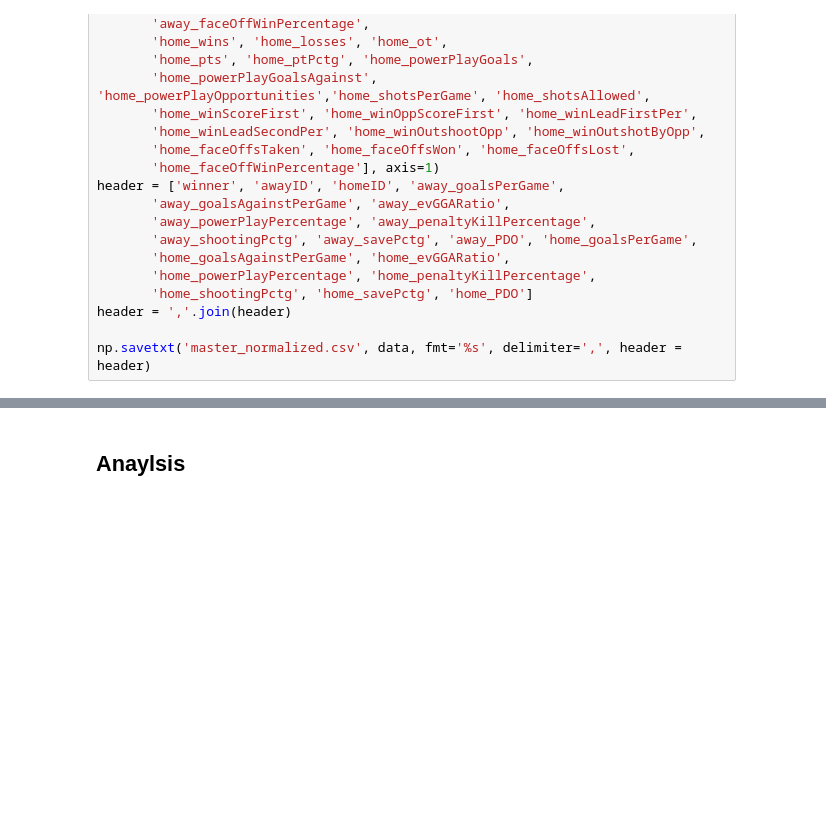
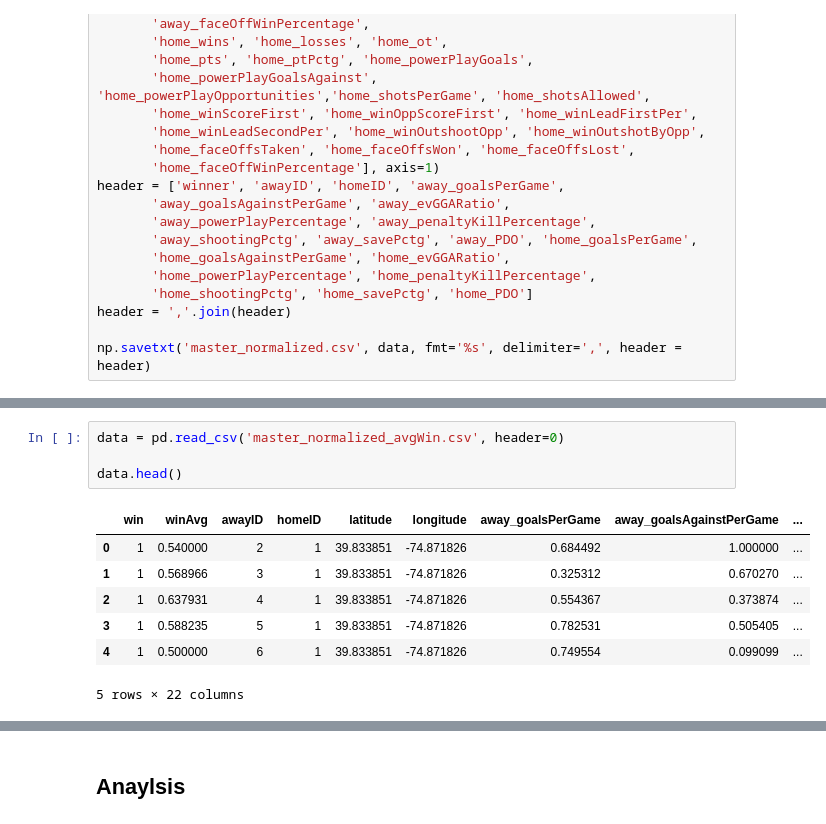
Before and after one commit to Noah-Boulton/SENG474, a Jupyter notebook: Project/Project.ipynb, the cells around one changed output, grey strips where cells are left out. Saved outputs shown, nothing was run; the diff lists cells and outputs as text; blank space fills up the shorter version.

```diff
--- a/Project/Project.ipynb
+++ b/Project/Project.ipynb
@@ -333,0 +352,12 @@ np.savetxt('master_normalized.csv', data, fmt='%s', delimiter=',', header = head
+# %%
+data = pd.read_csv('master_normalized_avgWin.csv', header=0)
+
+data.head()
+# %% [output]
+|  | win | winAvg | awayID | homeID | latitude | longitude | away_goalsPerGame | away_goalsAgainstPerGame | ... |
+| 0 | 1 | 0.540000 | 2 | 1 | 39.833851 | -74.871826 | 0.684492 | 1.000000 | ... |
+| 1 | 1 | 0.568966 | 3 | 1 | 39.833851 | -74.871826 | 0.325312 | 0.670270 | ... |
+| 2 | 1 | 0.637931 | 4 | 1 | 39.833851 | -74.871826 | 0.554367 | 0.373874 | ... |
+| 3 | 1 | 0.588235 | 5 | 1 | 39.833851 | -74.871826 | 0.782531 | 0.505405 | ... |
+| 4 | 1 | 0.500000 | 6 | 1 | 39.833851 | -74.871826 | 0.749554 | 0.099099 | ... |
+5 rows × 22 columns
```
Also changed, not shown: parts of 27 cells of this notebook, 1 other file.
